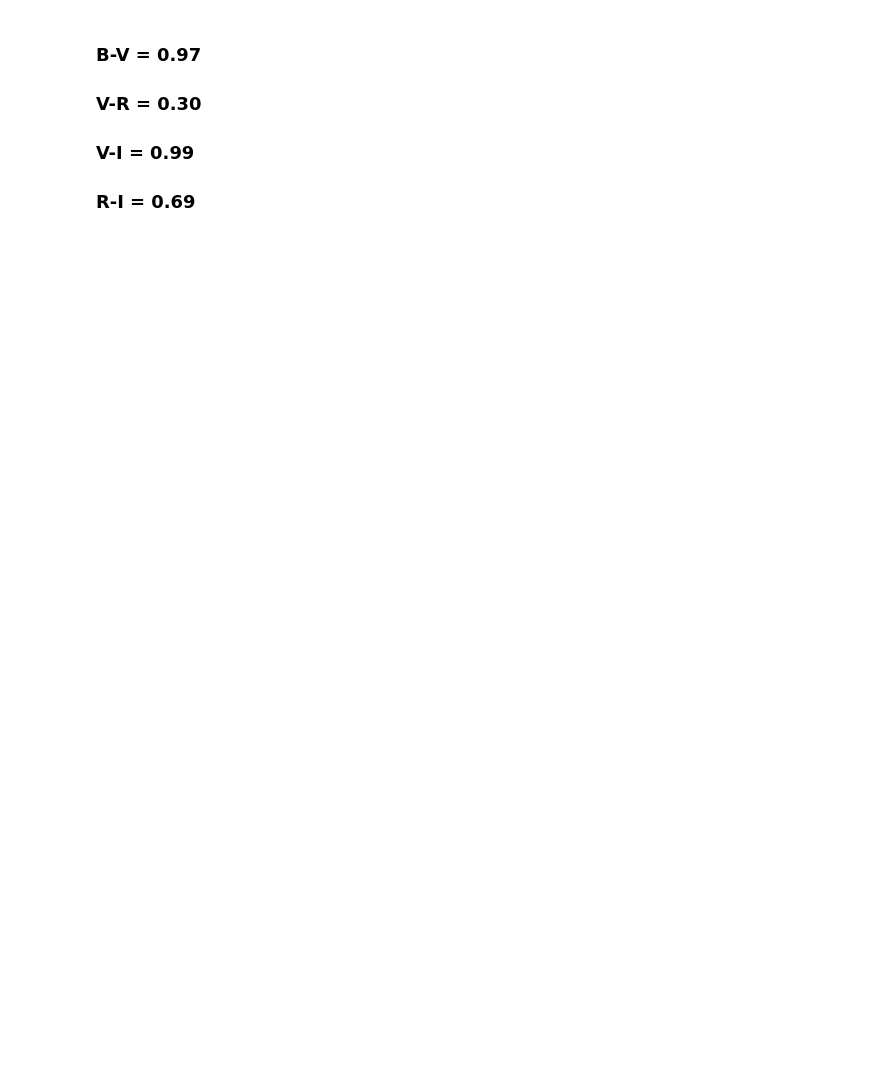
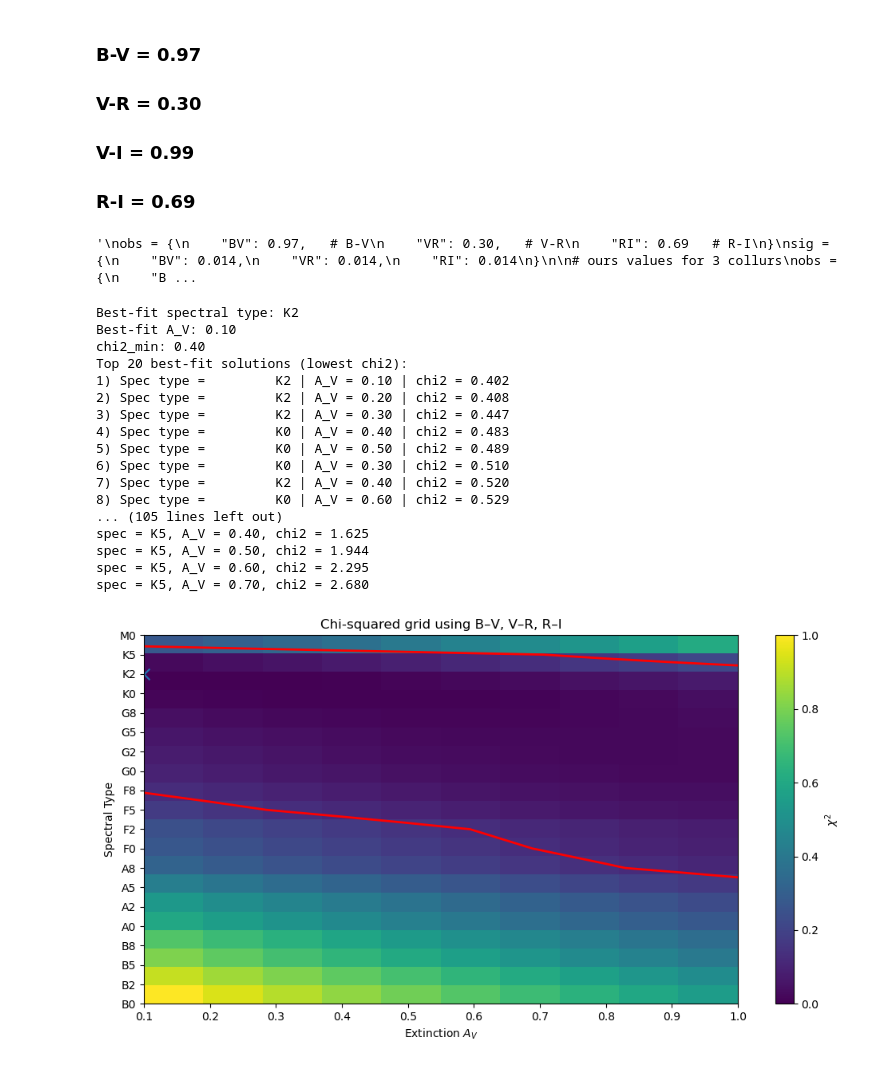
Before and after one commit to siddhantpujni/exoplanets_TGP, a Jupyter notebook: standard_stars.ipynb, the cells around one changed output. Drawn from its saved outputs; the diff is of its cells as text; code cells hidden in the pictures; blank space fills up the shorter version.

```diff
--- a/standard_stars.ipynb
+++ b/standard_stars.ipynb
@@ -1492,7 +1550,7 @@ import numpy as np
 Intrinsic colours (B-V), (V-R)_C, (V-I)_C taken from your table screenshot.
 We compute (R-I)_C = (V-I)_C - (V-R)_C to stay consistent.
 """
-"""
+
 data = {
     "spec type (V)": ["B0", "B2", "B5", "B8", "A0", "A2", "A5", "A8",
                       "F0", "F2", "F5", "F8", "G0", "G2", "G5", "G8",
@@ -1512,7 +1570,8 @@ data = {
     "Intrinsic V-I": [-0.31, -0.29, -0.24, -0.16, -0.04, 0.00, 0.09, 0.20,
                       0.28, 0.35, 0.44, 0.50, 0.54, 0.58, 0.61, 0.66,
                       0.75, 0.89, 1.20, 1.67],
-}"""
+}
+"""
 # this is all from claude so need to double check this data!
 data = {
     "spec type (V)": ["B0", "B0.5", "B1", "B1.5", "B2", "B2.5", "B3", "B4", "B5", "B6", "B7", "B8", "B9", "B9.5",
@@ -1547,7 +1606,7 @@ data = {
                       1.848, 2.074, 2.173, 2.420, 2.831, 3.277, 4.100, 4.520, 4.600, 4.370],
 }
 
-"""
+
 data = {
     "spec type (V)": [ "B5", "A5",
                        "F5",   "G5",
@@ -1592,7 +1651,7 @@ c_I = 0.479                 # A_I/A_V
 #c_R = 0.748  # A_R/A_V (check this - yours is 0.751, close)
 #c_I = 0.482  # A_I/A_V (check this - yours is 0.479, close)
 
-A_V_array = [0.1,0.2,0.3,0.4,0.5,0.6,0.7,0.8,0.9,1.0,1.1,1.2,1.3,1.4,1.5]
+A_V_array = [0.1,0.2,0.3,0.4,0.5,0.6,0.7,0.8,0.9,1.0]
 
 # Predict observed colours for each A_V
 
@@ -1616,6 +1693,8 @@ print(df)
 ### R-I = 0.69
 # %%
 # literature values
+
+"""
 obs = {
     "BV": 0.97,   # B-V
     "VR": 0.30,   # V-R
@@ -1660,6 +1739,10 @@ sig = {
     "BV": B_V_err,
     "VI": V_R_err
 }
+
+"""
+# %% [output]
+'\nobs = {\n    "BV": 0.97,   # B-V\n    "VR": 0.30,   # V-R\n    "RI": 0.69   # R-I\n}\nsig = {\n    "BV": 0.014,\n    "VR": 0.014,\n    "RI": 0.014\n}\n\n# ours values for 3 collurs\nobs = {\n    "B ...
 # %%
 import matplotlib.pyplot as plt
 
@@ -1670,7 +1753,7 @@ spec_index  = np.arange(len(spec_labels))
 A_V = np.array(A_V_array, dtype=float)
 
 # --- Observed colours and uncertainties (from your worksheet) ---
-"""
+
 obs = {
     "BV": 1.01708771,   # B-V
     "VR": 0.69193948,   # V-R
@@ -1692,7 +1775,7 @@ obs = {
     "VR": V_R,   # V-R
     "RI": R_I   # R-I
 }
-
+"""
 # --- Extinction coefficients (Rv=3.1) ---
 # You already have c_B = A_B/A_V
 # And we used these for Cousins R and I:
@@ -1775,33 +1858,62 @@ contour - how far away can my chi2 value be to be statistically significant?
 
 chi2_cont = chi2_min + 2.3 # "the min chi2 method - NASA/IPAC intergalactic database
 
+mask_1sigma = chi2 <= chi2_cont
+i_sigma, j_sigma = np.where(mask_1sigma)
+print(f"{len(i_sigma)} grid points inside 1 sigma region.")
+for i, j in zip(i_sigma, j_sigma):
+    print(f"spec = {spec_labels[i]}, A_V = {A_V[j]:.2f}, chi2 = {chi2[i,j]:.3f}")
+
+delta_chi2 = chi2 - chi2_min
+
+
 # Plot
 plt.figure(figsize=(12,6))
 plt.imshow(
-    chi2,
+    delta_chi2,
     aspect="auto",
     origin="lower", # default starts topleft so spec type would be inverted of labels.
     cmap="viridis",                 # array is 0-19 so len = 20 and -1 = 19
     extent=[A_V.min(), A_V.max(), 0, len(spec_index)-1] # x axis - A_Vmin/max (actual A_V values0 0, len(spec_index)-1 - yaxis
+
 )
 
 CS = plt.contour(
     A_V,
     spec_index,
-    chi2,
-    levels=[chi2_cont],
+    delta_chi2,
+    levels=[2.30],
     colors="red",
     linewidths=2
 )
 
 plt.scatter([best_Av], [imin], marker="x", s=100)  # mark best-fit
 
 plt.yticks(spec_index, spec_labels) # at these indicies label them with the strings "spec_labels"
 plt.xlabel("Extinction $A_V$")
 plt.ylabel("Spectral Type")
 plt.colorbar(label= "$\chi^2$")
 plt.title("Chi-squared grid using B–V, V–R, R–I")
 plt.show()
 
 
 # look up reduced chi2 - should be same as chi2 anyway as 1 d.o.f.
+# %% [output]
+Best-fit spectral type: K2
+Best-fit A_V: 0.10
+chi2_min: 0.40
+Top 20 best-fit solutions (lowest chi2):
+1) Spec type =         K2 | A_V = 0.10 | chi2 = 0.402
+2) Spec type =         K2 | A_V = 0.20 | chi2 = 0.408
+3) Spec type =         K2 | A_V = 0.30 | chi2 = 0.447
+4) Spec type =         K0 | A_V = 0.40 | chi2 = 0.483
+5) Spec type =         K0 | A_V = 0.50 | chi2 = 0.489
+6) Spec type =         K0 | A_V = 0.30 | chi2 = 0.510
+7) Spec type =         K2 | A_V = 0.40 | chi2 = 0.520
+8) Spec type =         K0 | A_V = 0.60 | chi2 = 0.529
+... (105 lines left out)
+spec = K5, A_V = 0.40, chi2 = 1.625
+spec = K5, A_V = 0.50, chi2 = 1.944
+spec = K5, A_V = 0.60, chi2 = 2.295
+spec = K5, A_V = 0.70, chi2 = 2.680
+[figure, added]
```
Also changed, not shown: parts of 20 cells of this notebook.
